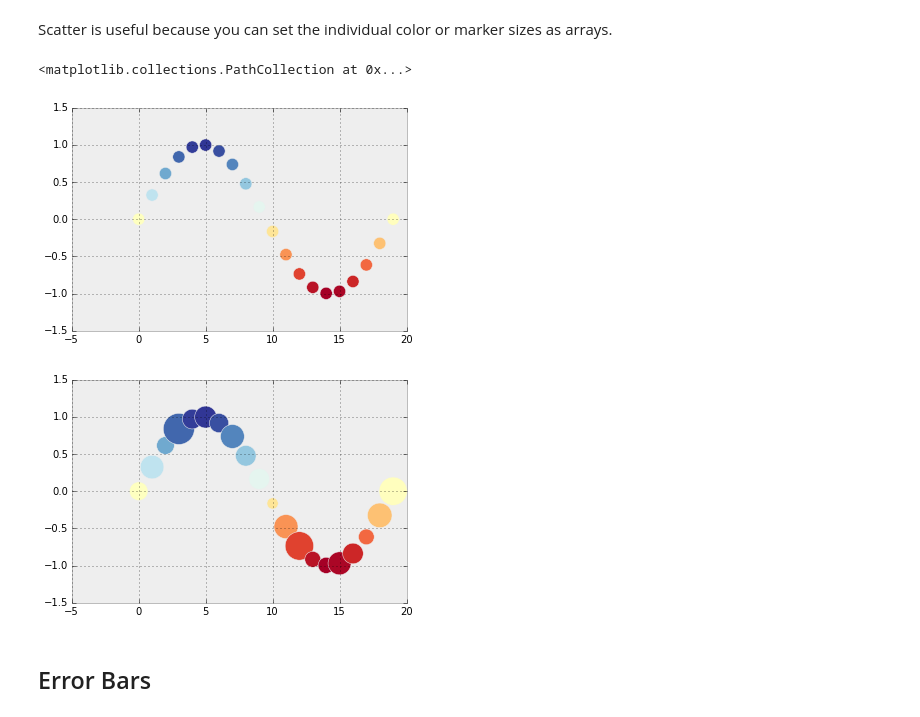
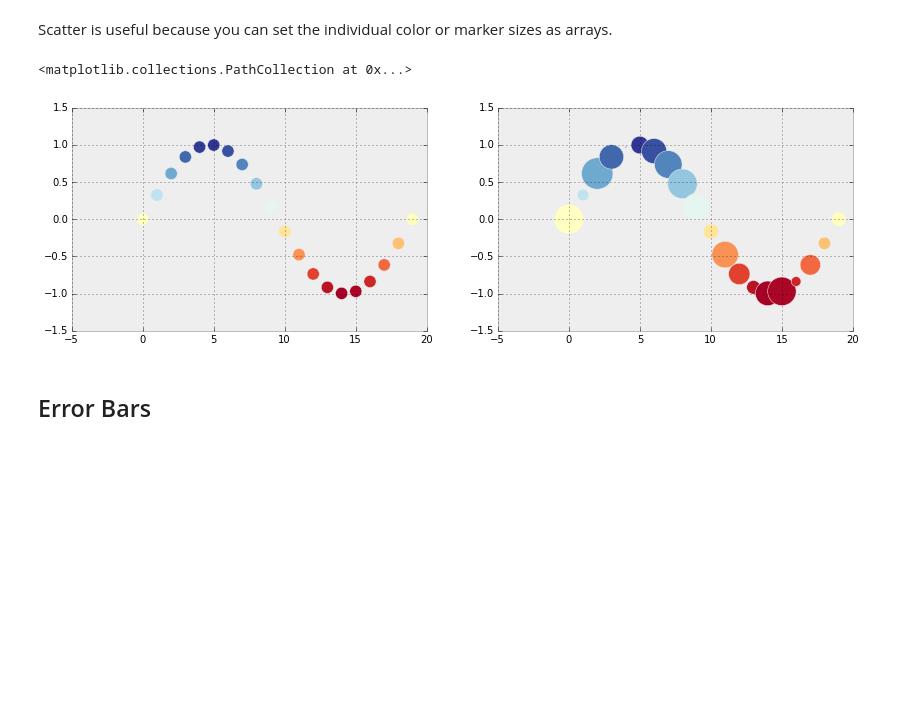
Before and after one commit to abostroem/2015-01-03-aas, a Jupyter notebook: intermediate/matplotlib/Plotting with matplotlib.ipynb, the cells around one changed output. Saved outputs shown, nothing was run; the diff lists cells and outputs as text; code cells hidden in the pictures; blank space fills up the shorter version.

```diff
--- a/intermediate/matplotlib/Plotting with matplotlib.ipynb
+++ b/intermediate/matplotlib/Plotting with matplotlib.ipynb
@@ -101,17 +101,16 @@ ax.plot(x, y, 'o', ms=30, mec='white', alpha=0.3)
 Scatter is useful because you can set the individual color or marker sizes as arrays.
 # %%
 # A scatter plot that uses colors picked by the y value (you must set the color map)
-fig, ax = plt.subplots()
-ax.scatter(x, y, c=y, cmap=plt.cm.RdYlBu, s=150)
+fig, ax = plt.subplots(ncols=2, figsize=(14,4))
+
+ax[0].scatter(x, y, c=y, cmap=plt.cm.RdYlBu, s=150)
 
 # Same as above, with the marker size set by the array z
-fig, ax = plt.subplots()
 z = np.random.random(20) * 1000
-ax.scatter(x, y, c=y, cmap=plt.cm.RdYlBu, s=z)
+ax[1].scatter(x, y, c=y, cmap=plt.cm.RdYlBu, s=z)
 # %% [output]
 <matplotlib.collections.PathCollection at 0x...>
-[figure, old version]
+[figure, new version]
-[figure, removed]
 # %% [markdown]
 ## Error Bars
 # %%
```
Also changed, not shown: parts of 3 cells of this notebook.
